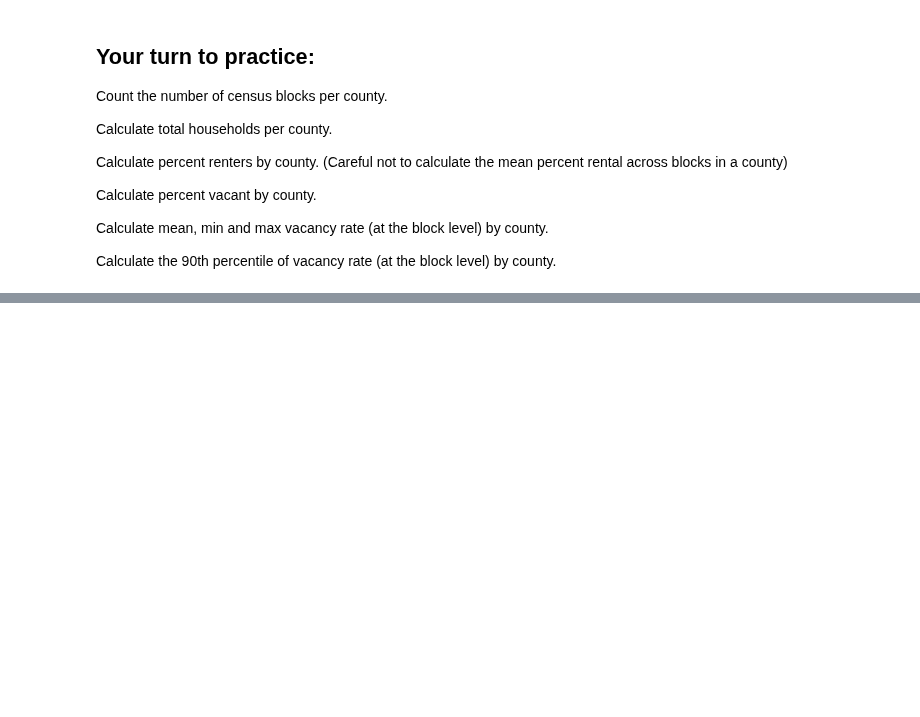
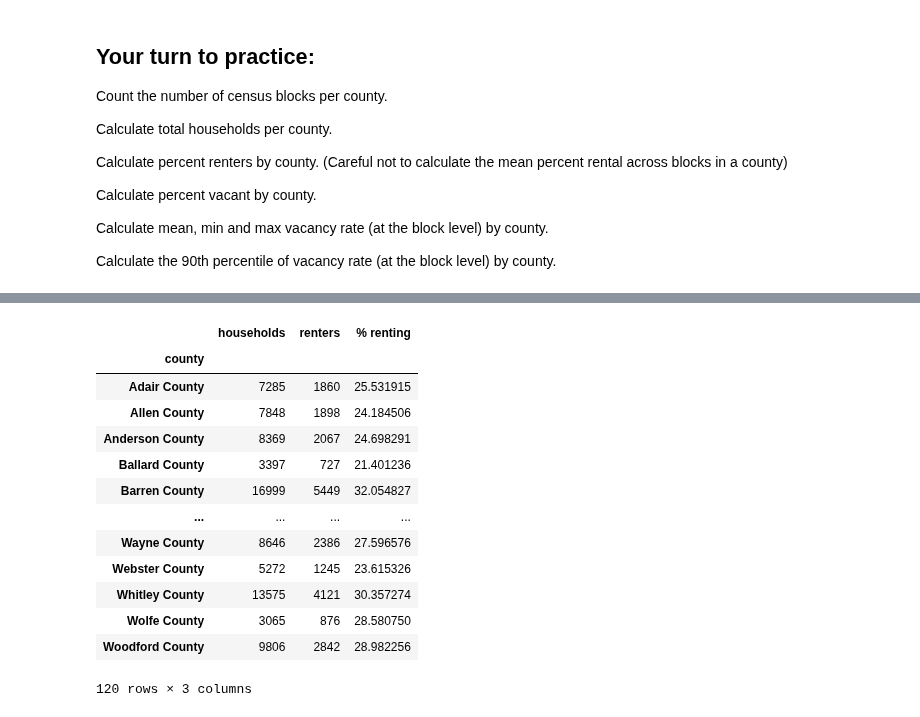
Before and after one commit to uky-transport-data-science/ce599, a Jupyter notebook: 06-Grouping/groupby.ipynb, the cells around one changed output, grey strips where cells are left out. Saved outputs shown, nothing was run; the diff lists cells and outputs as text; code cells hidden in the pictures; blank space fills up the shorter version.

```diff
--- a/06-Grouping/groupby.ipynb
+++ b/06-Grouping/groupby.ipynb
@@ -184,0 +392,21 @@ Calculate the 90th percentile of vacancy rate (at the block level) by county.
+# %%
+#Calculate perccounty_pop = sf1['P1-D001'].groupby(sf1['county']).sum().to_frame(name='county_population')ent renters by county. (Careful not to calculate the mean percent rental across blocks in a county)
+households = sf1['H4-D001'].groupby(sf1['county']).sum().to_frame(name='households')
+households['renters'] = sf1['H4-D004'].groupby(sf1['county']).sum().to_frame(name='renters')
+households['% renting'] = households['renters']/households['households'] * 100
+households
+# %% [output]
+|  | households | renters | % renting |
+| county |  |  |  |
+| Adair County | 7285 | 1860 | 25.531915 |
+| Allen County | 7848 | 1898 | 24.184506 |
+| Anderson County | 8369 | 2067 | 24.698291 |
+| Ballard County | 3397 | 727 | 21.401236 |
+| Barren County | 16999 | 5449 | 32.054827 |
+| ... | ... | ... | ... |
+| Wayne County | 8646 | 2386 | 27.596576 |
+| Webster County | 5272 | 1245 | 23.615326 |
+| Whitley County | 13575 | 4121 | 30.357274 |
+| Wolfe County | 3065 | 876 | 28.580750 |
+| Woodford County | 9806 | 2842 | 28.982256 |
+120 rows × 3 columns
```
Also changed, not shown: parts of 20 cells of this notebook.
